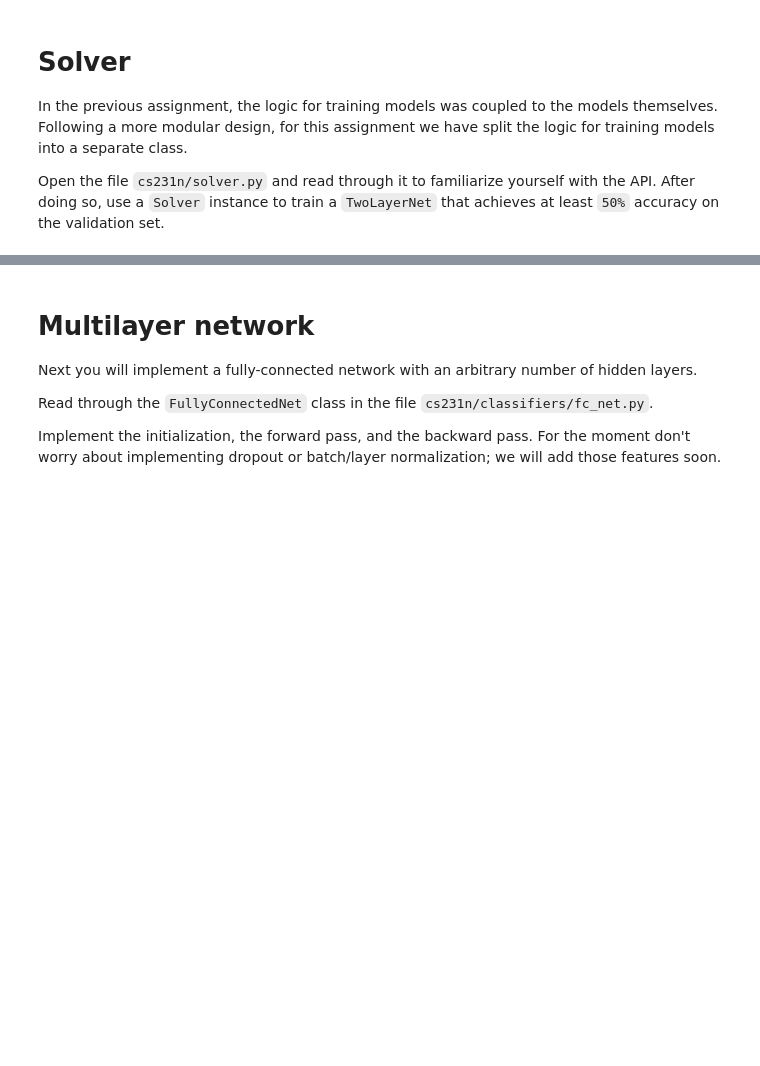
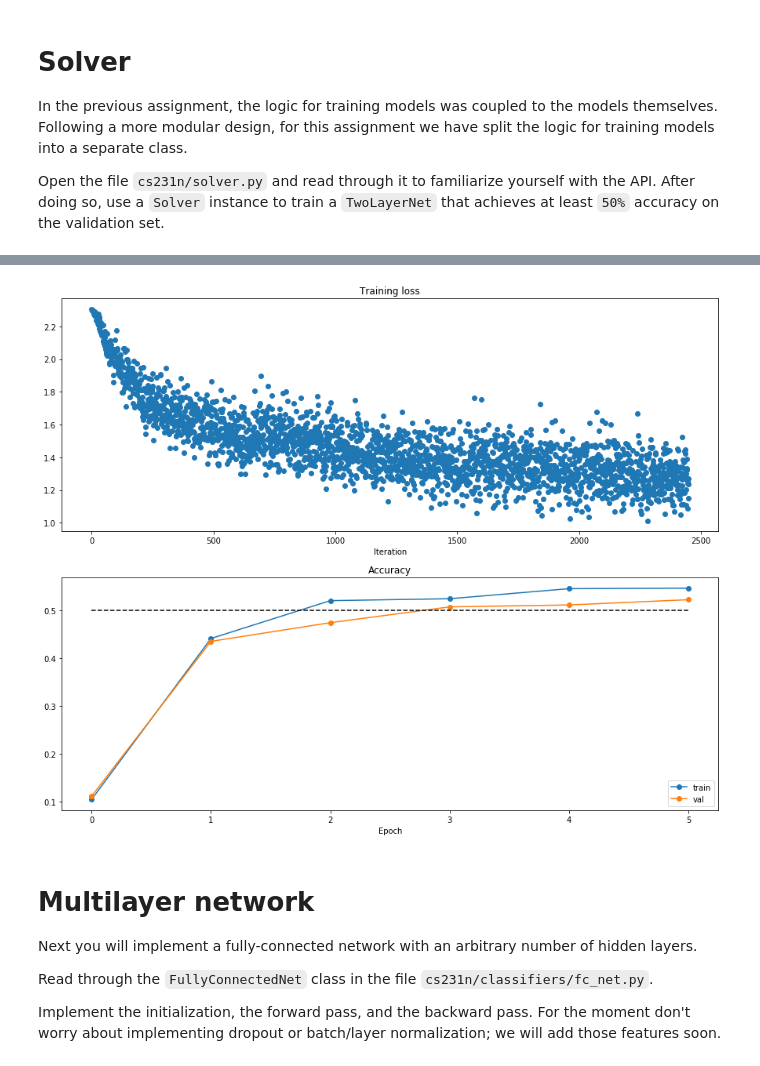
Before and after one commit to jongsik-moon/cs231n, a Jupyter notebook: assignment2/FullyConnectedNets.ipynb, the cells around one changed output, grey strips where cells are left out. Saved outputs shown, nothing was run; the diff lists cells and outputs as text; code cells hidden in the pictures; blank space fills up the shorter version.

```diff
--- a/assignment2/FullyConnectedNets.ipynb
+++ b/assignment2/FullyConnectedNets.ipynb
@@ -327,7 +329,13 @@ In the previous assignment, the logic for training models was coupled to the mod
 Open the file `cs231n/solver.py` and read through it to familiarize yourself with the API. After doing so, use a `Solver` instance to train a `TwoLayerNet` that achieves at least `50%` accuracy on the validation set.
 # %%
 model = TwoLayerNet()
-solver = None
+best_solver = None
+best_val = -1
+
+iter_num = 20
+lr_list = [5e-4, 1e-3]
+reg_list = [1e-4, 1e-3]
+hidden_list = [50, 300]
 
 ##############################################################################
 # TODO: Use a Solver instance to train a TwoLayerNet that achieves at least  #
@@ -335,7 +343,23 @@ solver = None
 ##############################################################################
 # *****START OF YOUR CODE (DO NOT DELETE/MODIFY THIS LINE)*****
 
-solver = Solver(model, data)
+for i in range(iter_num):
+    lr = np.random.uniform(lr_list[0], lr_list[1])
+    reg = np.random.uniform(reg_list[0], reg_list[1])
+    hidden_size = np.random.randint(hidden_list[0], hidden_list[1])
+
+    model = TwoLayerNet(hidden_dim = hidden_size, reg = reg)
+    solver = Solver(model, data, optim_config={'learning_rate':lr}, num_epochs=5, verbose=False)
+    solver.train()
+
+    val_accuracy = solver.best_val_acc
+    if best_val < val_accuracy:
+        best_val = val_accuracy
+        best_solver = solver
+    # Print results
+    print('lr %e reg %e hid %d  val accuracy: %f' % (
+                lr, reg, hidden_size, val_accuracy))
+print('best validation accuracy achieved: %f' % best_val)
 
 
 # *****END OF YOUR CODE (DO NOT DELETE/MODIFY THIS LINE)*****
@@ -347,20 +387,22 @@ KeyError: 'X_train'
 # %%
 # Run this cell to visualize training loss and train / val accuracy
 
 plt.subplot(2, 1, 1)
 plt.title('Training loss')
-plt.plot(solver.loss_history, 'o')
+plt.plot(best_solver.loss_history, 'o')
 plt.xlabel('Iteration')
 
 plt.subplot(2, 1, 2)
 plt.title('Accuracy')
-plt.plot(solver.train_acc_history, '-o', label='train')
-plt.plot(solver.val_acc_history, '-o', label='val')
-plt.plot([0.5] * len(solver.val_acc_history), 'k--')
+plt.plot(best_solver.train_acc_history, '-o', label='train')
+plt.plot(best_solver.val_acc_history, '-o', label='val')
+plt.plot([0.5] * len(best_solver.val_acc_history), 'k--')
 plt.xlabel('Epoch')
 plt.legend(loc='lower right')
 plt.gcf().set_size_inches(15, 12)
 plt.show()
+# %% [output]
+[figure, added]
 # %% [markdown]
 # Multilayer network
 Next you will implement a fully-connected network with an arbitrary number of hidden layers.
```
Also changed, not shown: parts of 4 cells of this notebook.
